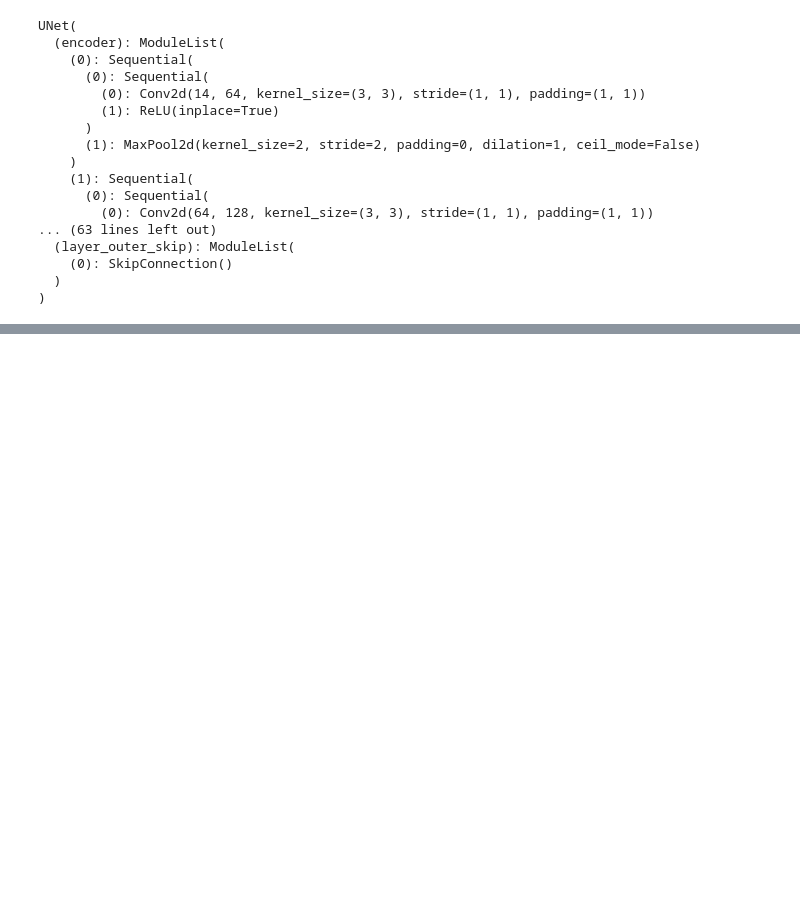
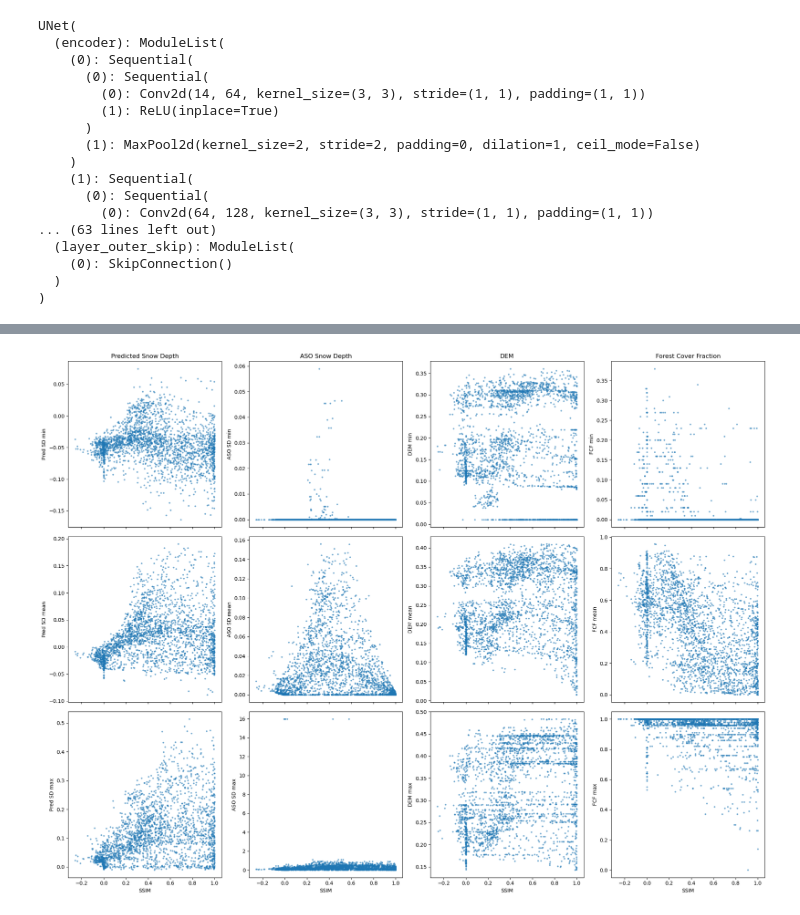
Before and after one commit to geo-smart/deep-snow, a Jupyter notebook: contributors/taryn/trainv2_taryn.ipynb, the cells around one changed output, grey strips where cells are left out. Saved outputs shown, nothing was run; the diff lists cells and outputs as text; code cells hidden in the pictures; blank space fills up the shorter version.

```diff
--- a/contributors/taryn/trainv2_taryn.ipynb
+++ b/contributors/taryn/trainv2_taryn.ipynb
@@ -586,0 +606,23 @@ metrics
+# %%
+# plot scatter of SSIM vs other metrics
+
+fig, ax = plt.subplots(3, 4, figsize=(20, 15), sharex=True)
+
+metrics.plot.scatter(ax=ax[0, 0], x='SSIM', y='Pred SD min', marker='.', alpha=0.5, title='Predicted Snow Depth')
+metrics.plot.scatter(ax=ax[0, 1], x='SSIM', y='ASO SD min', marker='.', alpha=0.5, title='ASO Snow Depth')
+metrics.plot.scatter(ax=ax[0, 2], x='SSIM', y='DEM min', marker='.', alpha=0.5, title='DEM')
+metrics.plot.scatter(ax=ax[0, 3], x='SSIM', y='FCF min', marker='.', alpha=0.5, title='Forest Cover Fraction')
+metrics.plot.scatter(ax=ax[1, 0], x='SSIM', y='Pred SD mean', marker='.', alpha=0.5)
+metrics.plot.scatter(ax=ax[1, 1], x='SSIM', y='ASO SD mean', marker='.', alpha=0.5)
+metrics.plot.scatter(ax=ax[1, 2], x='SSIM', y='DEM mean', marker='.', alpha=0.5)
+metrics.plot.scatter(ax=ax[1, 3], x='SSIM', y='FCF mean', marker='.', alpha=0.5)
+metrics.plot.scatter(ax=ax[2, 0], x='SSIM', y='Pred SD max', marker='.', alpha=0.5)
+metrics.plot.scatter(ax=ax[2, 1], x='SSIM', y='ASO SD max', marker='.', alpha=0.5)
+metrics.plot.scatter(ax=ax[2, 2], x='SSIM', y='DEM max', marker='.', alpha=0.5)
+metrics.plot.scatter(ax=ax[2, 3], x='SSIM', y='FCF max', marker='.', alpha=0.5)
+
+plt.tight_layout()
+
+plt.savefig('./SSIM_metric_comparisons.png')
+# %% [output]
+[figure, added]
```
Also changed, not shown: parts of 4 cells of this notebook, 3 other files.
